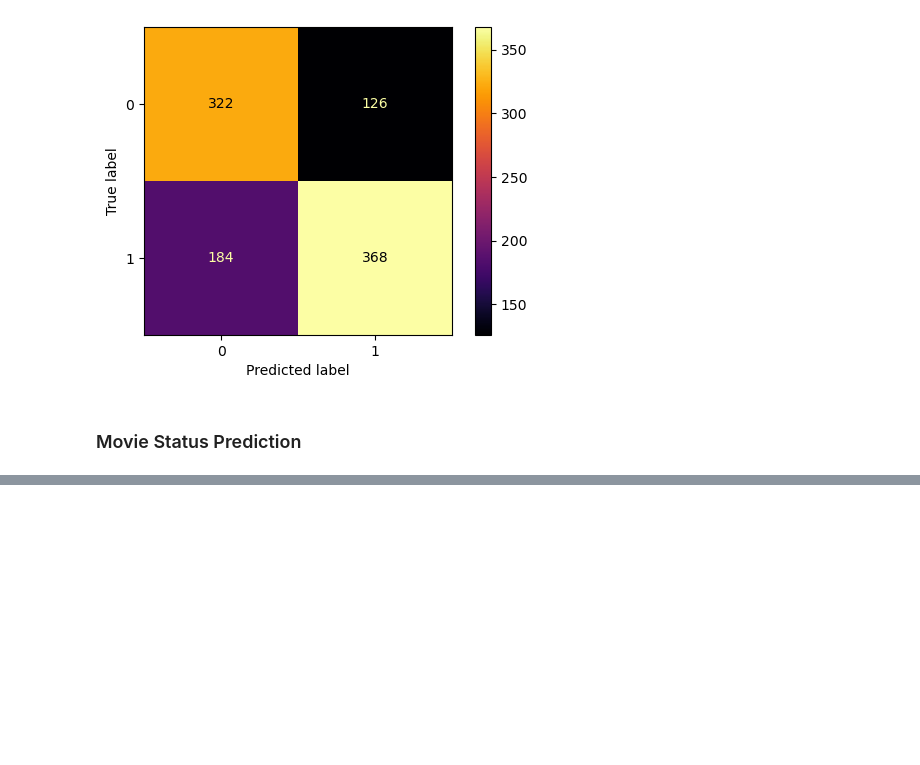
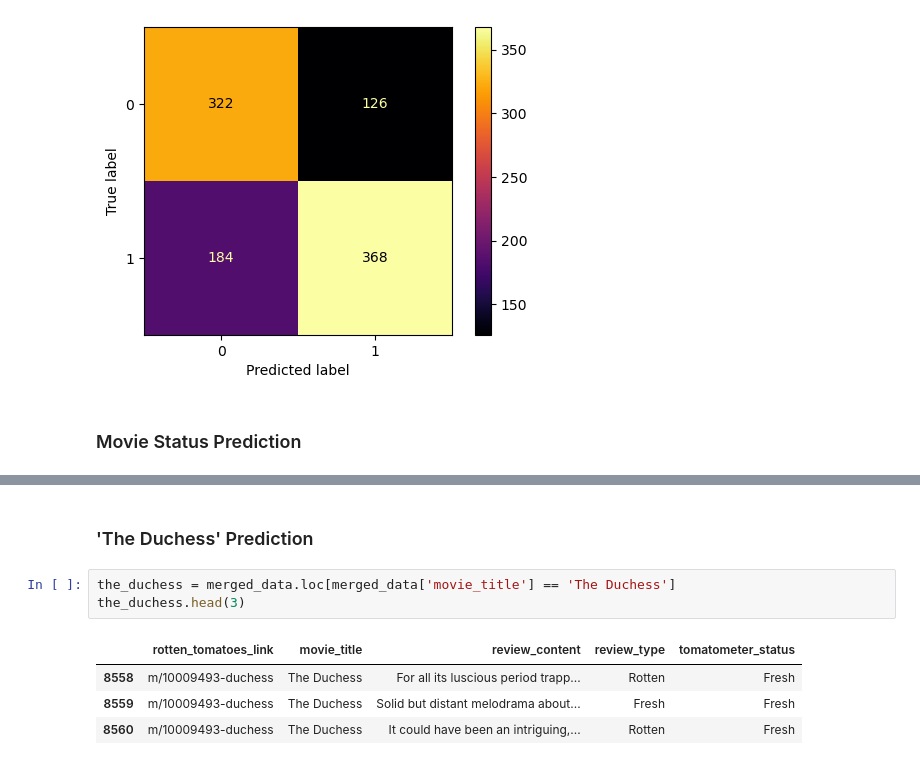
Before and after one commit to tugceturkkal/Data-Projects, a Jupyter notebook: Rotten Tomatoes Movies Rating Prediction.ipynb, the cells around one changed output, grey strips where cells are left out. Cells and saved outputs as stored; diff of their text form; blank space fills up the shorter version.

```diff
--- a/Rotten Tomatoes Movies Rating Prediction.ipynb
+++ b/Rotten Tomatoes Movies Rating Prediction.ipynb
@@ -695,0 +753,10 @@ plot_confusion_matrix(random_forest_weighted, vectorizer.transform(X_test).toarr
+# %% [markdown]
+### 'The Duchess' Prediction
+# %%
+the_duchess = merged_data.loc[merged_data['movie_title'] == 'The Duchess']
+the_duchess.head(3)
+# %% [output]
+|  | rotten_tomatoes_link | movie_title | review_content | review_type | tomatometer_status |
+| 8558 | m/10009493-duchess | The Duchess | For all its luscious period trapp... | Rotten | Fresh |
+| 8559 | m/10009493-duchess | The Duchess | Solid but distant melodrama about... | Fresh | Fresh |
+| 8560 | m/10009493-duchess | The Duchess | It could have been an intriguing,... | Rotten | Fresh |
```
Also changed, not shown: parts of 14 cells of this notebook.
